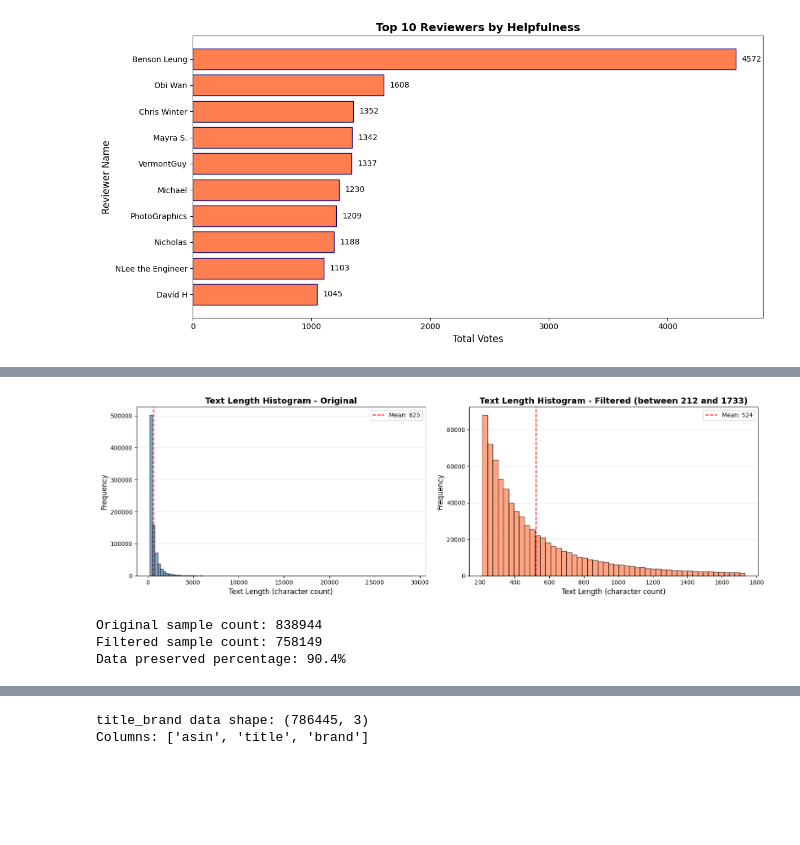
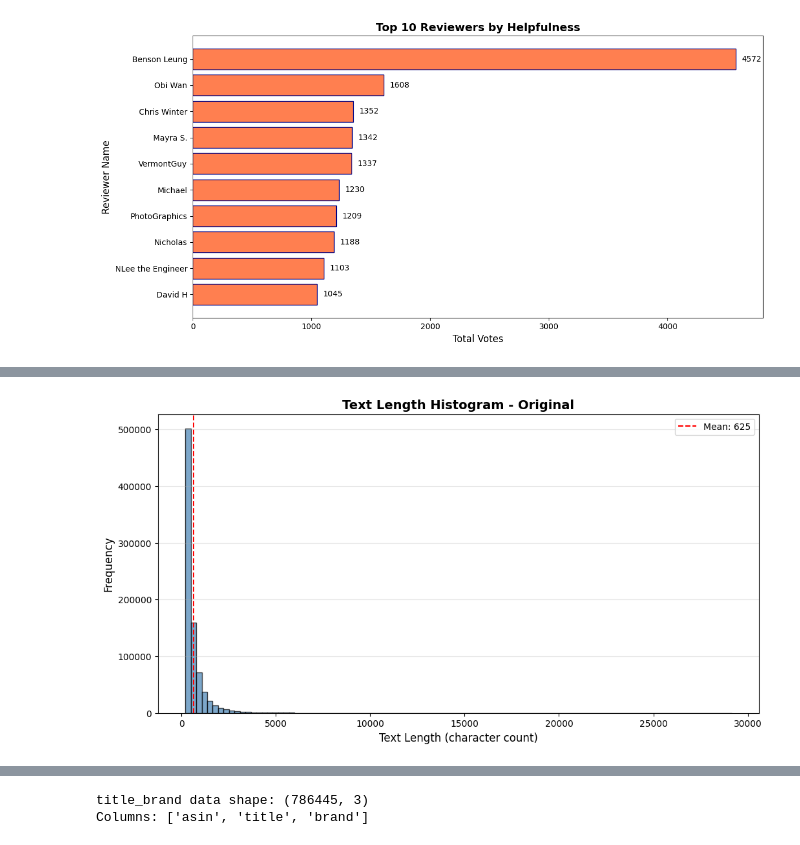
Before and after one commit to parsaGLS/quera-ai-final-bootcamp-project, a Jupyter notebook: AnalyzeReviews.ipynb, the cells around one changed output, grey strips where cells are left out. Saved outputs shown, nothing was run; the diff lists cells and outputs as text; code cells hidden in the pictures; blank space fills up the shorter version.

Commit message:
separate text length histogram and calculations for better understanding

```diff
--- a/AnalyzeReviews.ipynb
+++ b/AnalyzeReviews.ipynb
@@ -299,41 +267,15 @@ Minimum length: 200
 # %%
 # Plot histogram - original and filtered
-fig, axes = plt.subplots(1, 2, figsize=(16, 5))
 
 # Complete histogram (original)
-axes[0].hist(dfTrain['text_length'], bins=100, color='steelblue', edgecolor='black', alpha=0.7)
-axes[0].set_xlabel('Text Length (character count)', fontsize=12)
-axes[0].set_ylabel('Frequency', fontsize=12)
-axes[0].set_title('Text Length Histogram - Original', fontsize=14, fontweight='bold')
-axes[0].grid(axis='y', alpha=0.3)
-axes[0].axvline(dfTrain['text_length'].mean(), color='red', linestyle='--',
+plt.hist(dfTrain['text_length'], bins=100, color='steelblue', edgecolor='black', alpha=0.7)
+plt.xlabel('Text Length (character count)', fontsize=12)
+plt.ylabel('Frequency', fontsize=12)
+plt.title('Text Length Histogram - Original', fontsize=14, fontweight='bold')
+plt.grid(axis='y', alpha=0.3)
+plt.axvline(dfTrain['text_length'].mean(), color='red', linestyle='--',
                 label=f'Mean: {dfTrain["text_length"].mean():.0f}')
-axes[0].legend()
-
-# Filtered histogram (remove outliers)
-# Filter: only data between 5th and 95th percentile
-q5 = dfTrain['text_length'].quantile(0.05)
-q95 = dfTrain['text_length'].quantile(0.95)
-filtered_data = dfTrain[(dfTrain['text_length'] >= q5) & (dfTrain['text_length'] <= q95)]
-
-axes[1].hist(filtered_data['text_length'], bins=50, color='coral', edgecolor='black', alpha=0.7)
-axes[1].set_xlabel('Text Length (character count)', fontsize=12)
-axes[1].set_ylabel('Frequency', fontsize=12)
-axes[1].set_title(f'Text Length Histogram - Filtered (between {q5:.0f} and {q95:.0f})',
-                  fontsize=14, fontweight='bold')
-axes[1].grid(axis='y', alpha=0.3)
-axes[1].axvline(filtered_data['text_length'].mean(), color='red', linestyle='--',
-                label=f'Mean: {filtered_data["text_length"].mean():.0f}')
-axes[1].legend()
-
-plt.tight_layout()
+plt.legend()
 plt.show()
-
-print(f"\nOriginal sample count: {len(dfTrain)}")
-print(f"Filtered sample count: {len(filtered_data)}")
-print(f"Data preserved percentage: {len(filtered_data)/len(dfTrain)*100:.1f}%")
 # %% [output]
-[figure, old version]
+[figure, new version]
-Original sample count: 838944
-Filtered sample count: 758149
-Data preserved percentage: 90.4%
```
Also changed, not shown: parts of 3 cells of this notebook.
